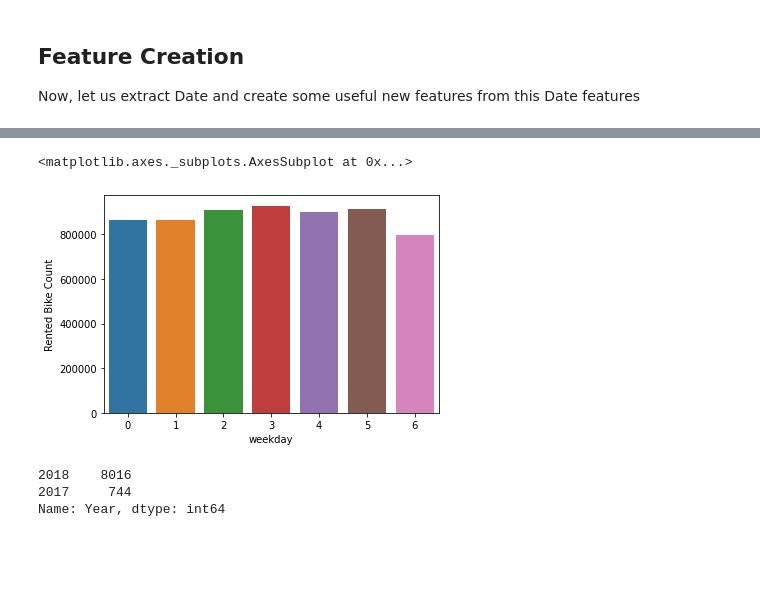
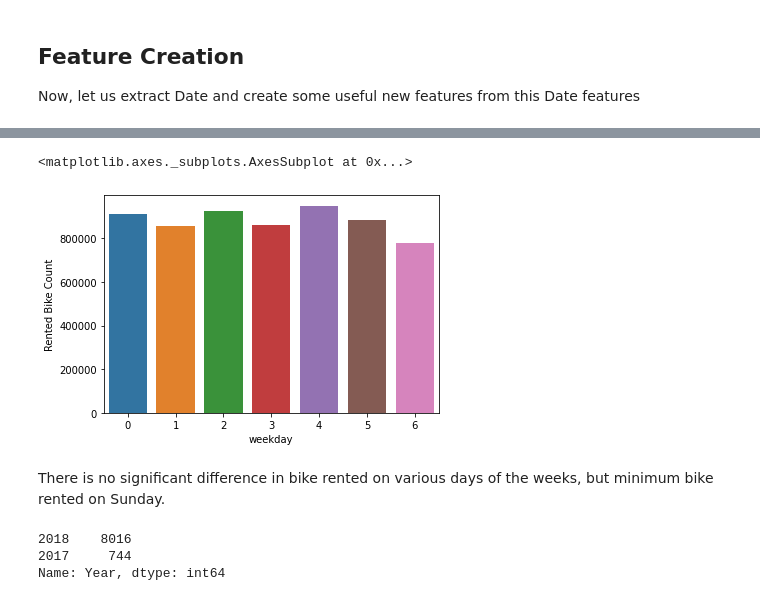
Before and after one commit to shubham-bhadouria/-Seoul-Bike-Sharing-Demand-Prediction, a Jupyter notebook: Copy_of_Copy_of_Bike_Sharing_Demand_Prediction_Capstone_Project.ipynb, the cells around one changed output, grey strips where cells are left out. Drawn from its saved outputs; the diff is of its cells as text; code cells hidden in the pictures; blank space fills up the shorter version.

```diff
--- a/Copy_of_Copy_of_Bike_Sharing_Demand_Prediction_Capstone_Project.ipynb
+++ b/Copy_of_Copy_of_Bike_Sharing_Demand_Prediction_Capstone_Project.ipynb
@@ -185,10 +186,10 @@ Name: Holiday, dtype: int64
 Now, let us extract Date and create some useful new features from this Date features
 # %%
 #extarcting all usefull from date format
-bike_data['Date']=pd.to_datetime(bike_data['Date'])
-bike_data['Year'] = pd.DatetimeIndex(bike_data['Date']).year
-bike_data['Month']= pd.DatetimeIndex(bike_data['Date']).month    # It will contain the month number instead of characters with January=1, February=2,..and December=12
-bike_data['weekday']=pd.DatetimeIndex(bike_data['Date']).weekday # It will convert weekday into number start at Monday=0 and end at Sunday=6.
+bike_data['Date']=pd.to_datetime(bike_data['Date'],format="%d/%m/%Y")
+bike_data['Year'] = bike_data['Date'].dt.year
+bike_data['Month']= bike_data['Date'].dt.month    # It will contain the month number instead of characters with January=1, February=2,..and December=12
+bike_data['weekday']=bike_data['Date'].dt.weekday # It will convert weekday into number start at Monday=0 and end at Sunday=6.
 # %%
 bike_data.head(2)
 # %% [output]
@@ -198,9 +199,11 @@ bike_data.head(2)
 # %%
-Rented_bike_per_Weekday= pd.DataFrame(bike_data.groupby('weekday')['Rented Bike Count'].sum()).reset_index().sort_values("weekday", ascending=True)
-sns.barplot(x ='weekday', y ='Rented Bike Count', data = Rented_bike_per_Weekday, palette ='tab10')
+# bike rented on various days of the week
+sns.barplot(x ='weekday', y ='Rented Bike Count', data = bike_data.groupby('weekday')['Rented Bike Count'].sum().reset_index().sort_values("weekday", ascending=True), palette ='tab10')
 # %% [output]
 <matplotlib.axes._subplots.AxesSubplot at 0x...>
-[figure, old version]
+[figure, new version]
+# %% [markdown]
+There is no significant difference in bike rented on various days of the weeks, but minimum bike rented on Sunday.
 # %%
 # total data for each year
 bike_data['Year'].value_counts()
```
Also changed, not shown: parts of 17 cells of this notebook.
